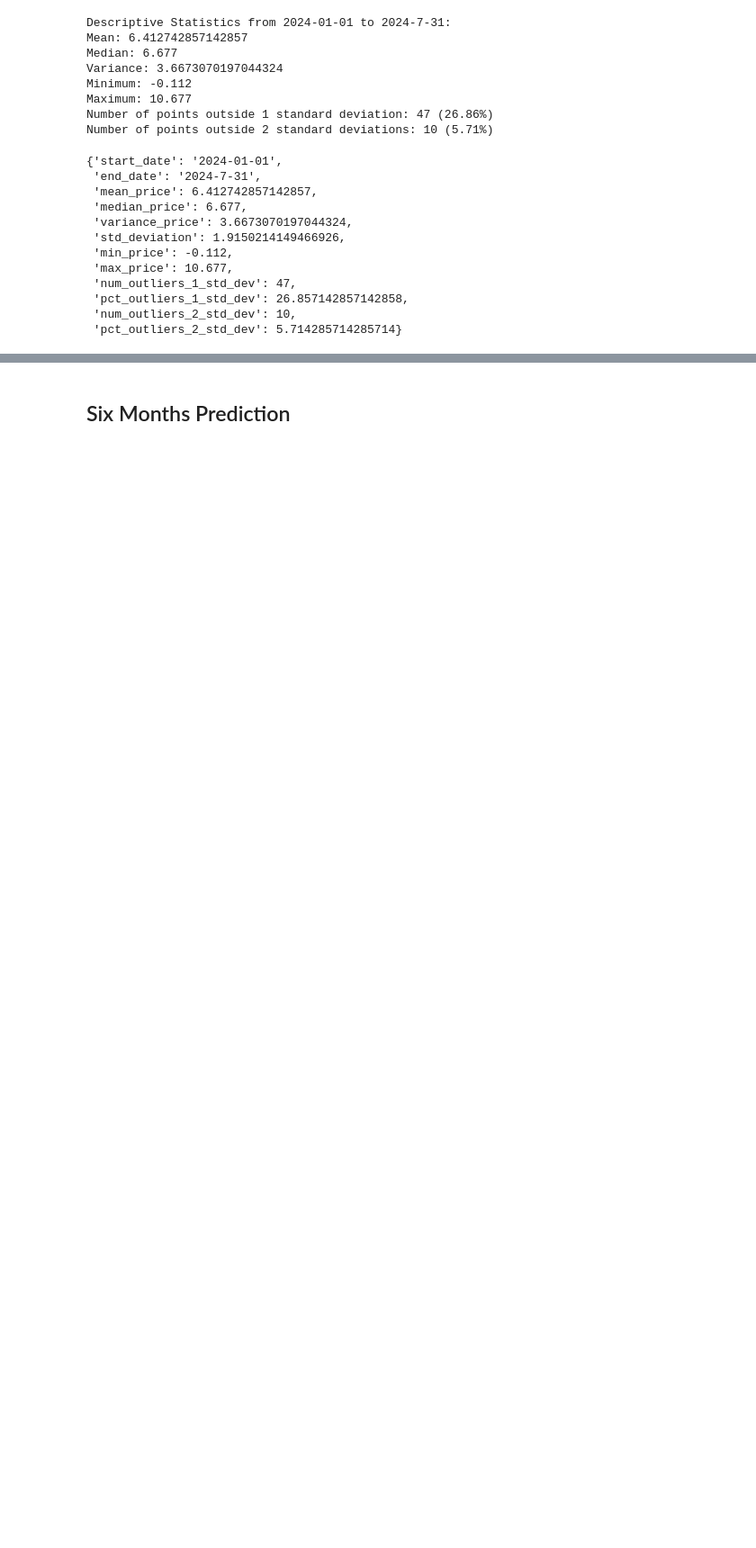
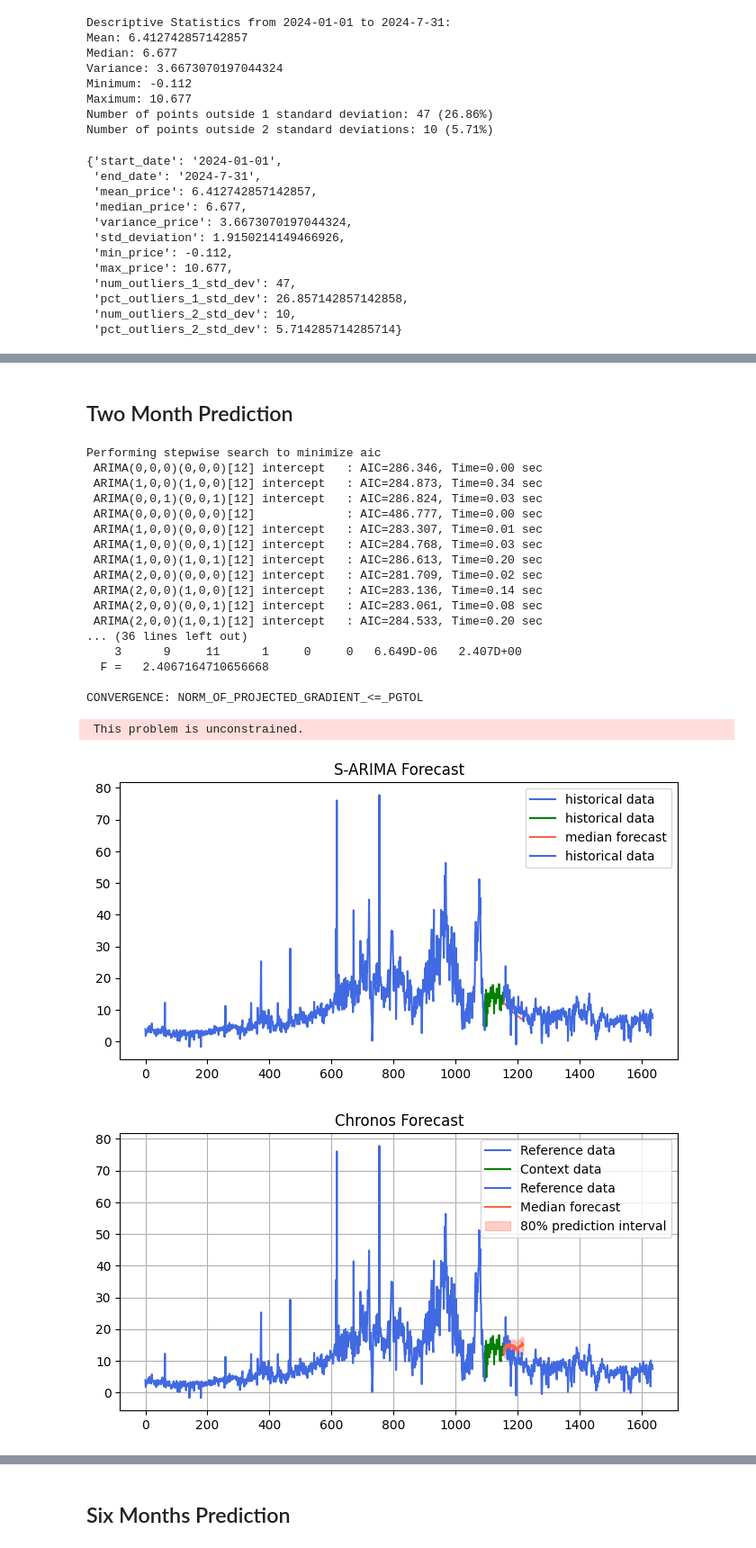
Before and after one commit to williamrodz/llm_for_ts_electricity_prices_forecasting, a Jupyter notebook: system_price.ipynb, the cells around one changed output, grey strips where cells are left out. Shown at 90% size. Cells and saved outputs as stored; diff of their text form; code cells hidden in the pictures; blank space fills up the shorter version.

```diff
--- a/system_price.ipynb
+++ b/system_price.ipynb
@@ -253,0 +346,30 @@ Number of points outside 2 standard deviations: 10 (5.71%)
+# %% [markdown]
+## Two Month Prediction
+# %%
+start = '2023-01-01'
+end = '2023-03-01'
+column = 'Daily average'
+prediction_length = 64
+
+utils.compare_prediction_methods(system_prices,column,start,end,prediction_length)
+# %% [output]
+Performing stepwise search to minimize aic
+ ARIMA(0,0,0)(0,0,0)[12] intercept   : AIC=286.346, Time=0.00 sec
+ ARIMA(1,0,0)(1,0,0)[12] intercept   : AIC=284.873, Time=0.34 sec
+ ARIMA(0,0,1)(0,0,1)[12] intercept   : AIC=286.824, Time=0.03 sec
+ ARIMA(0,0,0)(0,0,0)[12]             : AIC=486.777, Time=0.00 sec
+ ARIMA(1,0,0)(0,0,0)[12] intercept   : AIC=283.307, Time=0.01 sec
+ ARIMA(1,0,0)(0,0,1)[12] intercept   : AIC=284.768, Time=0.03 sec
+ ARIMA(1,0,0)(1,0,1)[12] intercept   : AIC=286.613, Time=0.20 sec
+ ARIMA(2,0,0)(0,0,0)[12] intercept   : AIC=281.709, Time=0.02 sec
+ ARIMA(2,0,0)(1,0,0)[12] intercept   : AIC=283.136, Time=0.14 sec
+ ARIMA(2,0,0)(0,0,1)[12] intercept   : AIC=283.061, Time=0.08 sec
+ ARIMA(2,0,0)(1,0,1)[12] intercept   : AIC=284.533, Time=0.20 sec
+... (36 lines left out)
+    3      9     11      1     0     0   6.649D-06   2.407D+00
+  F =   2.4067164710656668
+
+CONVERGENCE: NORM_OF_PROJECTED_GRADIENT_<=_PGTOL
+ This problem is unconstrained.
+[figure, added]
+[figure, added]
```
Also changed, not shown: parts of 11 cells of this notebook.
